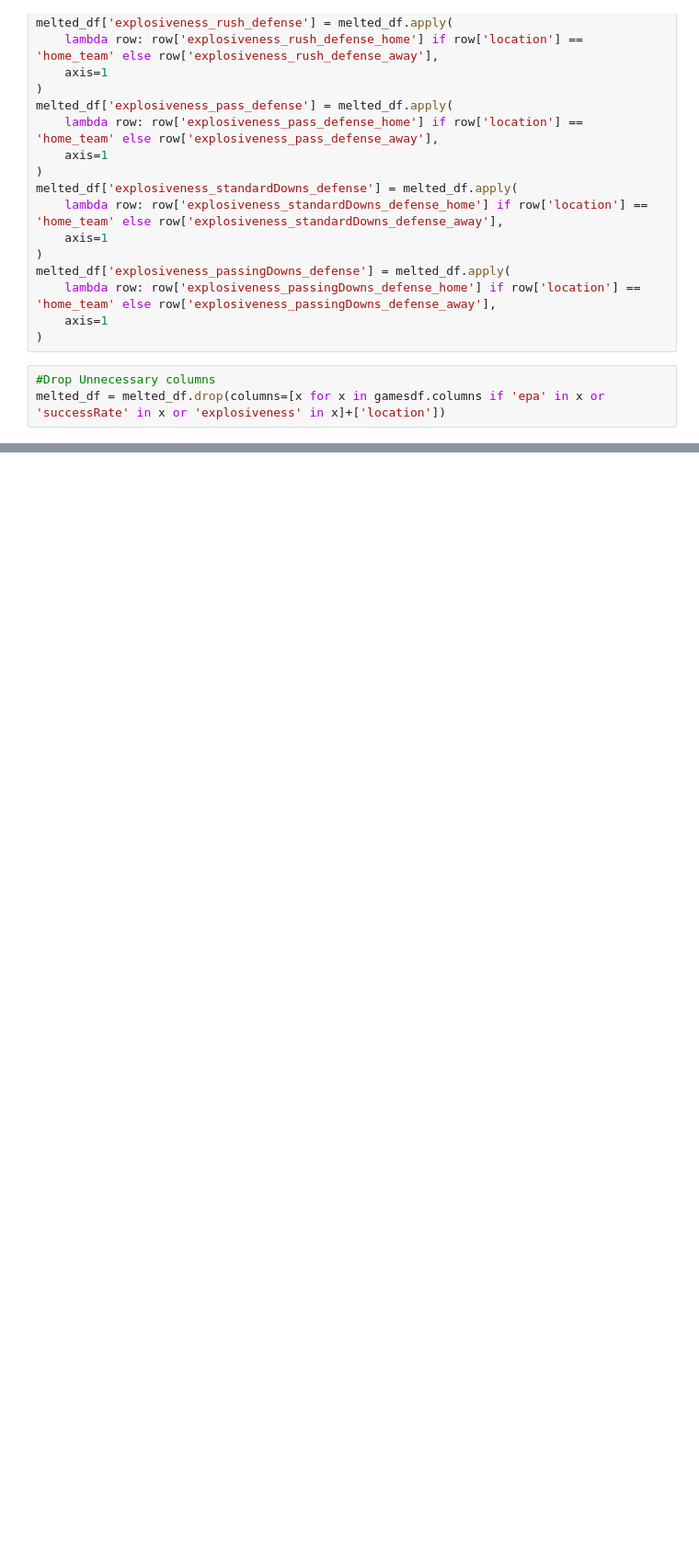
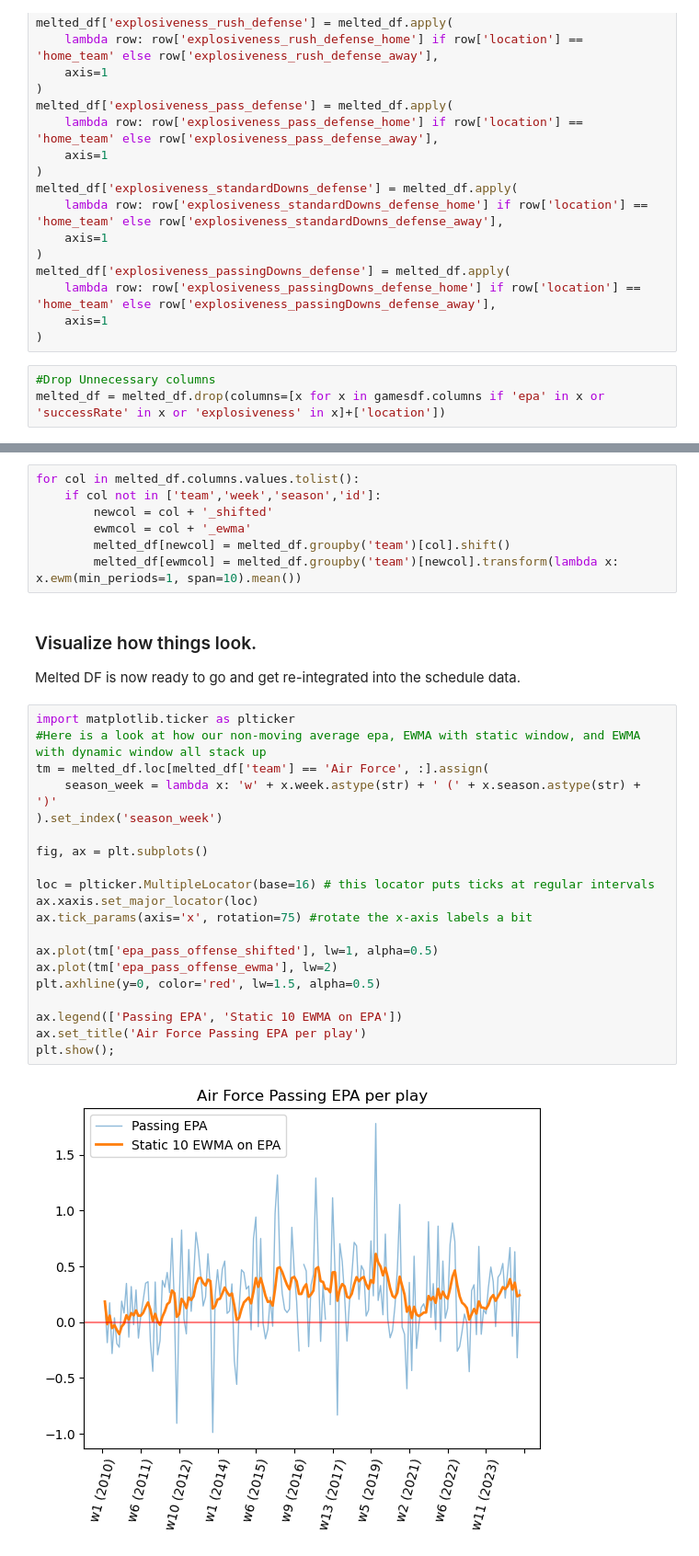
Before and after one commit to qwe740/BettingModels, a Jupyter notebook: cfb-betting-model.ipynb, the cells around one changed output, grey strips where cells are left out. Shown: that part at 92% size. Drawn from its saved outputs; the diff is of its cells as text; blank space fills up the shorter version.

Commit message:
Betting Data

```diff
--- a/cfb-betting-model.ipynb
+++ b/cfb-betting-model.ipynb
@@ -659,0 +666,32 @@ melted_df = melted_df.drop(columns=[x for x in gamesdf.columns if 'epa' in x or
+# %%
+for col in melted_df.columns.values.tolist():
+    if col not in ['team','week','season','id']:
+        newcol = col + '_shifted'
+        ewmcol = col + '_ewma'
+        melted_df[newcol] = melted_df.groupby('team')[col].shift()
+        melted_df[ewmcol] = melted_df.groupby('team')[newcol].transform(lambda x: x.ewm(min_periods=1, span=10).mean())
+# %% [markdown]
+### Visualize how things look.
+Melted DF is now ready to go and get re-integrated into the schedule data.
+# %%
+import matplotlib.ticker as plticker
+#Here is a look at how our non-moving average epa, EWMA with static window, and EWMA with dynamic window all stack up
+tm = melted_df.loc[melted_df['team'] == 'Air Force', :].assign(
+    season_week = lambda x: 'w' + x.week.astype(str) + ' (' + x.season.astype(str) + ')'
+).set_index('season_week')
+
+fig, ax = plt.subplots()
+
+loc = plticker.MultipleLocator(base=16) # this locator puts ticks at regular intervals
+ax.xaxis.set_major_locator(loc)
+ax.tick_params(axis='x', rotation=75) #rotate the x-axis labels a bit
+
+ax.plot(tm['epa_pass_offense_shifted'], lw=1, alpha=0.5)
+ax.plot(tm['epa_pass_offense_ewma'], lw=2)
+plt.axhline(y=0, color='red', lw=1.5, alpha=0.5)
+
+ax.legend(['Passing EPA', 'Static 10 EWMA on EPA'])
+ax.set_title('Air Force Passing EPA per play')
+plt.show();
+# %% [output]
+[figure, added]
```
Also changed, not shown: parts of 28 cells of this notebook, 1 other file.
